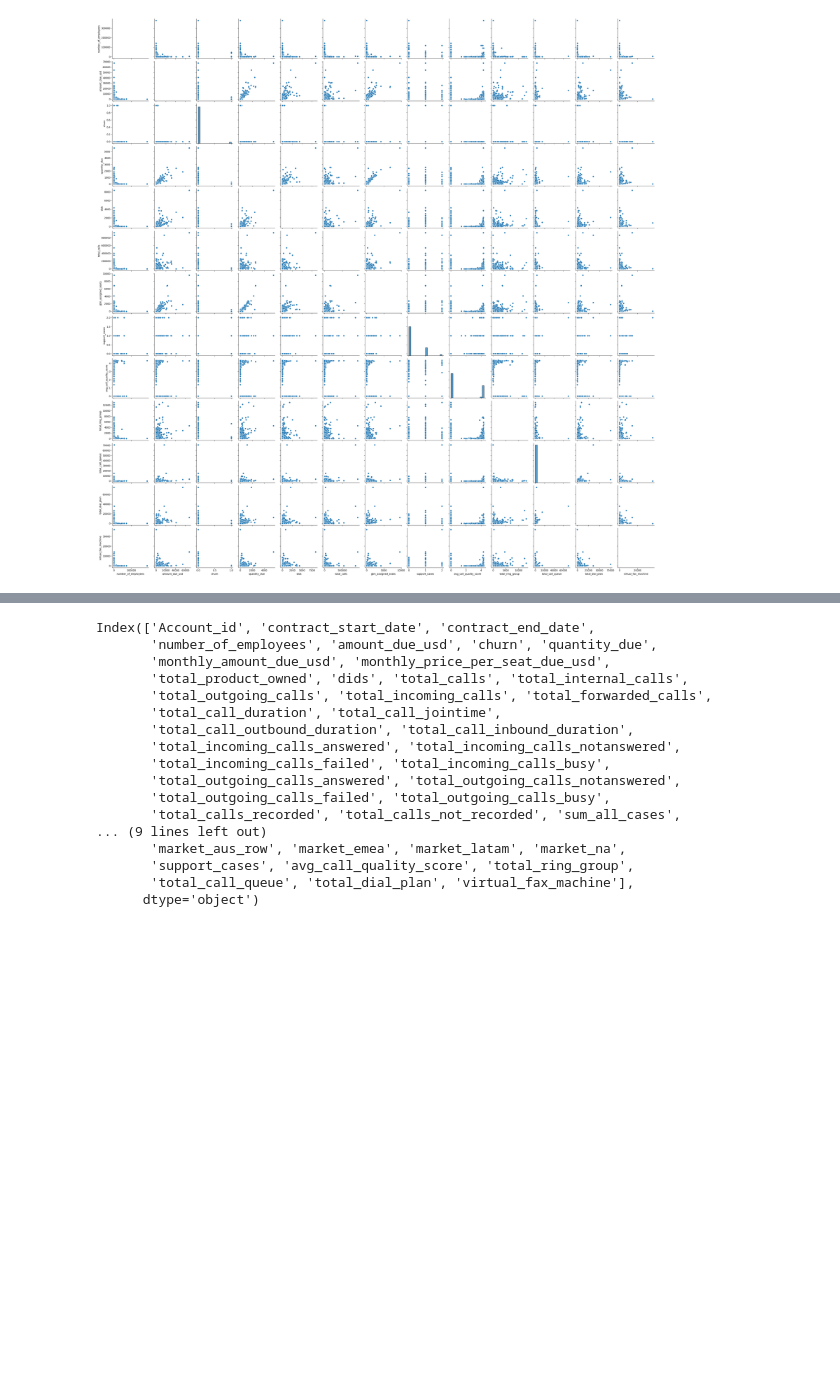
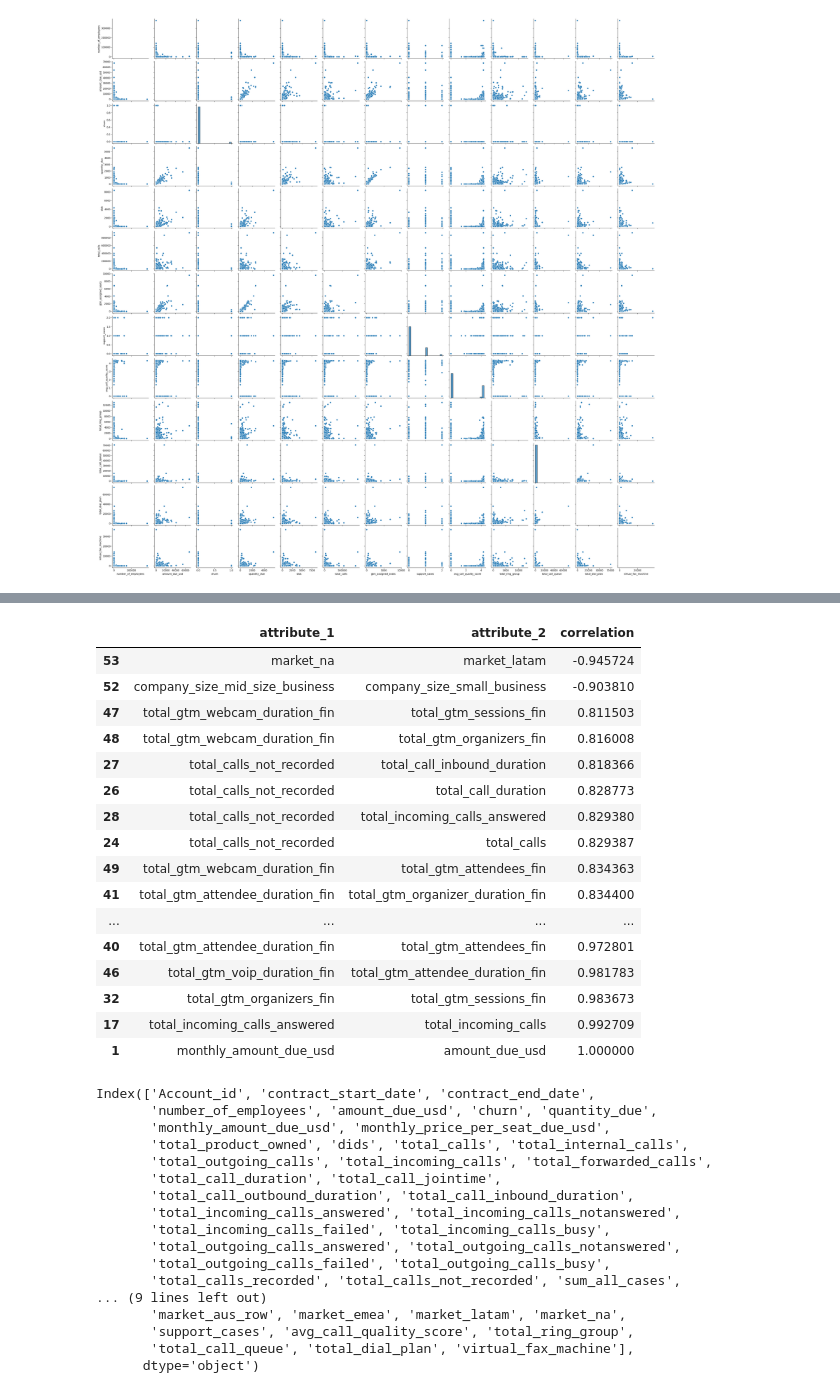
Before and after one commit to CharlieSergeant/goto-project, a Jupyter notebook: notebooks/1_DataUnderstanding.ipynb, the cells around one changed output, grey strips where cells are left out. Saved outputs shown, nothing was run; the diff lists cells and outputs as text; code cells hidden in the pictures; blank space fills up the shorter version.

```diff
--- a/notebooks/1_DataUnderstanding.ipynb
+++ b/notebooks/1_DataUnderstanding.ipynb
@@ -527,6 +527,57 @@ df[numerical_cols].corr()
 | total_call_queue | 0.010535 | 0.243862 | -0.011546 | 0.230182 | 0.243862 | ... |
 | total_dial_plan | 0.002385 | 0.557088 | -0.029768 | 0.448535 | 0.557088 | ... |
 | virtual_fax_machine | 0.003408 | 0.329466 | -0.024337 | 0.350549 | 0.329466 | ... |
+# %%
+def strongly_correlated_variables(correlation_matrix, threshold=0.8):
+    # Get the upper triangle of the correlation matrix (excluding the diagonal)
+    upper_triangle = correlation_matrix.where(np.triu(np.ones(correlation_matrix.shape), k=1).astype(bool))
+
+    # Find strongly correlated variable pairs and their correlation values
+    strongly_correlated_vars = []
+    for col in upper_triangle.columns:
+        correlated_cols = upper_triangle.index[upper_triangle[col].abs() > threshold]
+        for correlated_col in correlated_cols:
+            correlation_value = upper_triangle[col][correlated_col]
+            strongly_correlated_vars.append({
+                "attribute_1": col,
+                "attribute_2": correlated_col,
+                "correlation": correlation_value
+            })
+
+    return strongly_correlated_vars
+
+# Assuming 'correlation_matrix' is your correlation matrix, calculated with df[numerical_cols].corr()
+correlation_matrix = df[numerical_cols].corr()
+strongly_correlated_vars = strongly_correlated_variables(correlation_matrix, threshold=0.8)
+
+correlation_df = pd.DataFrame(strongly_correlated_vars).sort_values('correlation')
+
+#cols_to_drop = correlation_df.loc[abs(correlation_df.correlation) > 0.9].attribute_2.values
+#cols_to_drop
+
+## total_calls has a high correlation to a bunch of the other columns in the dataset (given that they are subsets of calls that makes sense)
+## amount_due_usd and monthly_amount_due_usd are the exact same so one can be dropped
+## total_incoming_calls_answered and total_incoming_calls have a 0.99% correlation so one can get dropped. Given that this dataset seems to be split into subsets I will remove the total_incoming_calls so we have a full distribution of the subsets
+## total_gtm_organizers_fin and total_gtm_sessions_fin have a 0.98% correlation. That would make sense as usually there is one organizer per session of a meeting, One will be dropped
+correlation_df
+# %% [output]
+|  | attribute_1 | attribute_2 | correlation |
+| 53 | market_na | market_latam | -0.945724 |
+| 52 | company_size_mid_size_business | company_size_small_business | -0.903810 |
+| 47 | total_gtm_webcam_duration_fin | total_gtm_sessions_fin | 0.811503 |
+| 48 | total_gtm_webcam_duration_fin | total_gtm_organizers_fin | 0.816008 |
+| 27 | total_calls_not_recorded | total_call_inbound_duration | 0.818366 |
+| 26 | total_calls_not_recorded | total_call_duration | 0.828773 |
+| 28 | total_calls_not_recorded | total_incoming_calls_answered | 0.829380 |
+| 24 | total_calls_not_recorded | total_calls | 0.829387 |
+| 49 | total_gtm_webcam_duration_fin | total_gtm_attendees_fin | 0.834363 |
+| 41 | total_gtm_attendee_duration_fin | total_gtm_organizer_duration_fin | 0.834400 |
+| ... | ... | ... | ... |
+| 40 | total_gtm_attendee_duration_fin | total_gtm_attendees_fin | 0.972801 |
+| 46 | total_gtm_voip_duration_fin | total_gtm_attendee_duration_fin | 0.981783 |
+| 32 | total_gtm_organizers_fin | total_gtm_sessions_fin | 0.983673 |
+| 17 | total_incoming_calls_answered | total_incoming_calls | 0.992709 |
+| 1 | monthly_amount_due_usd | amount_due_usd | 1.000000 |
 # %%
 from abc import ABC, abstractmethod
 from enum import Enum
```
Also changed, not shown: parts of 3 cells of this notebook, 1 other file.
